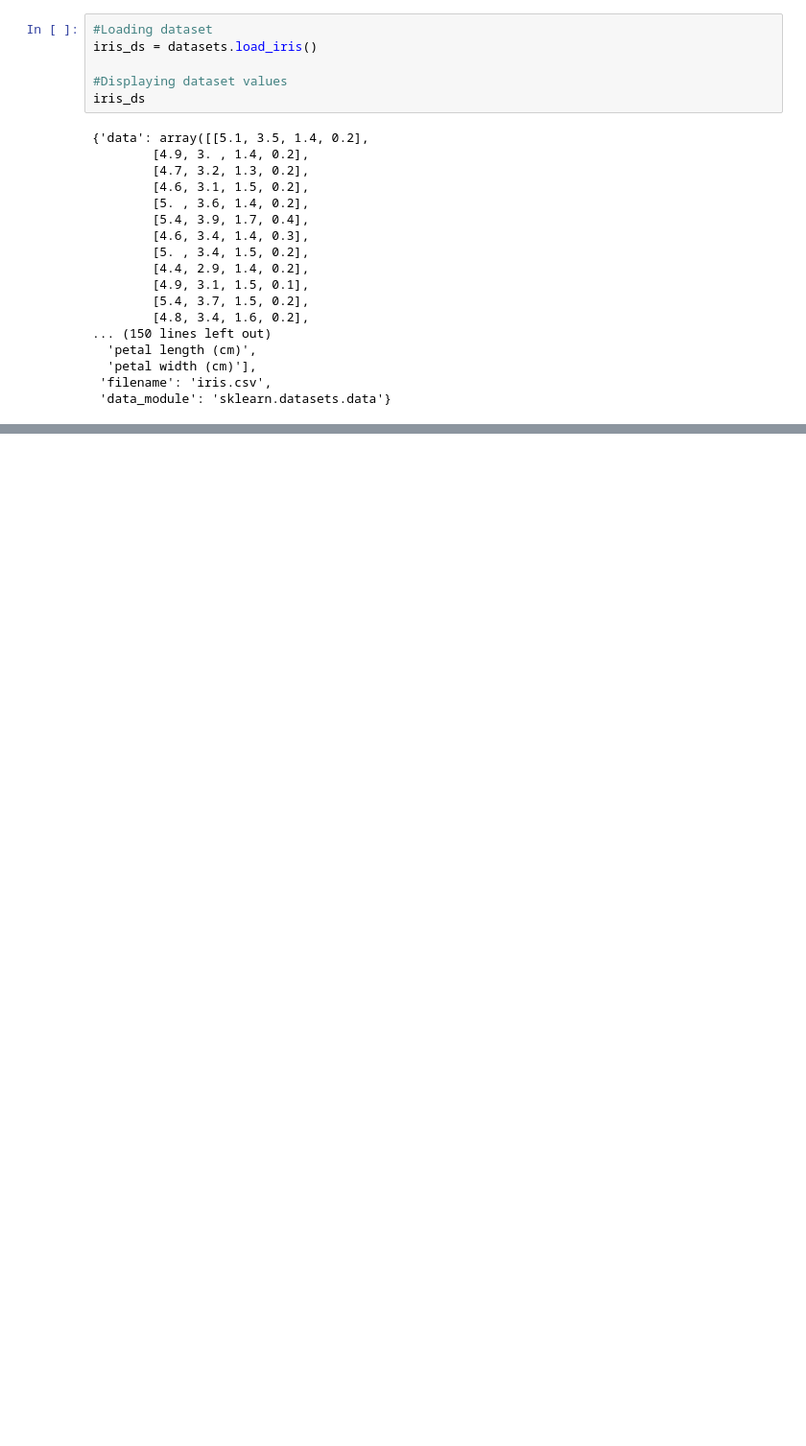
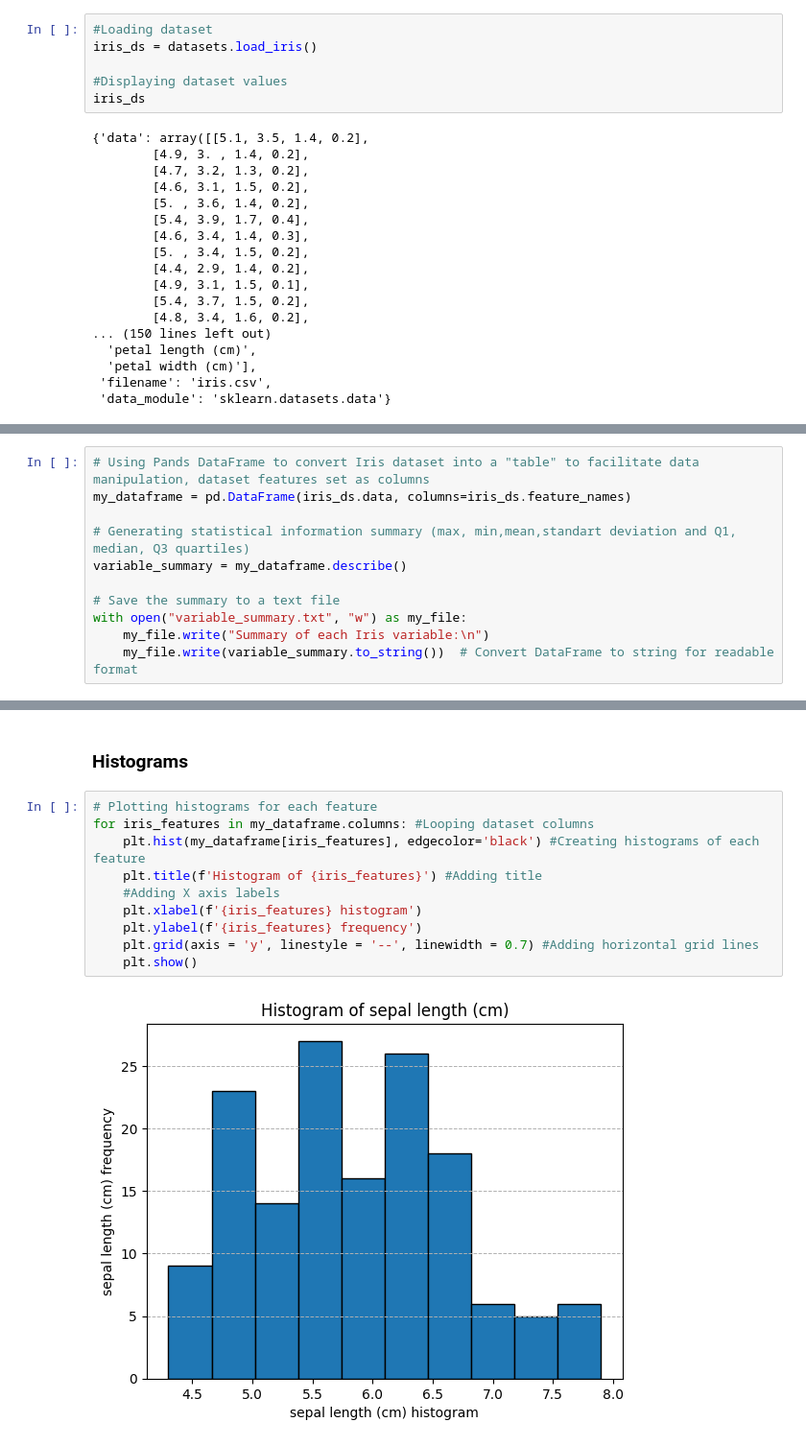
Before and after one commit to vanelyraa/pands-project, a Jupyter notebook: project.ipynb, the cells around one changed output, grey strips where cells are left out. Shown: that part at 96% size. Cells and saved outputs as stored; diff of their text form; blank space fills up the shorter version.

```diff
--- a/project.ipynb
+++ b/project.ipynb
@@ -30,0 +46,11 @@ iris_ds
+# %%
+# Using Pands DataFrame to convert Iris dataset into a "table" to facilitate data manipulation, dataset features set as columns
+my_dataframe = pd.DataFrame(iris_ds.data, columns=iris_ds.feature_names)
+
+# Generating statistical information summary (max, min,mean,standart deviation and Q1, median, Q3 quartiles)
+variable_summary = my_dataframe.describe()
+
+# Save the summary to a text file
+with open("variable_summary.txt", "w") as my_file:
+    my_file.write("Summary of each Iris variable:\n")
+    my_file.write(variable_summary.to_string())  # Convert DataFrame to string for readable format
@@ -30,0 +63,14 @@ iris_ds
+# %% [markdown]
+### **Histograms**
+# %%
+# Plotting histograms for each feature
+for iris_features in my_dataframe.columns: #Looping dataset columns
+    plt.hist(my_dataframe[iris_features], edgecolor='black') #Creating histograms of each feature
+    plt.title(f'Histogram of {iris_features}') #Adding title
+    #Adding X axis labels
+    plt.xlabel(f'{iris_features} histogram')
+    plt.ylabel(f'{iris_features} frequency')
+    plt.grid(axis = 'y', linestyle = '--', linewidth = 0.7) #Adding horizontal grid lines
+    plt.show()
+# %% [output]
+[figure, added]
```
Also changed, not shown: parts of 8 cells of this notebook, 2 other files.
